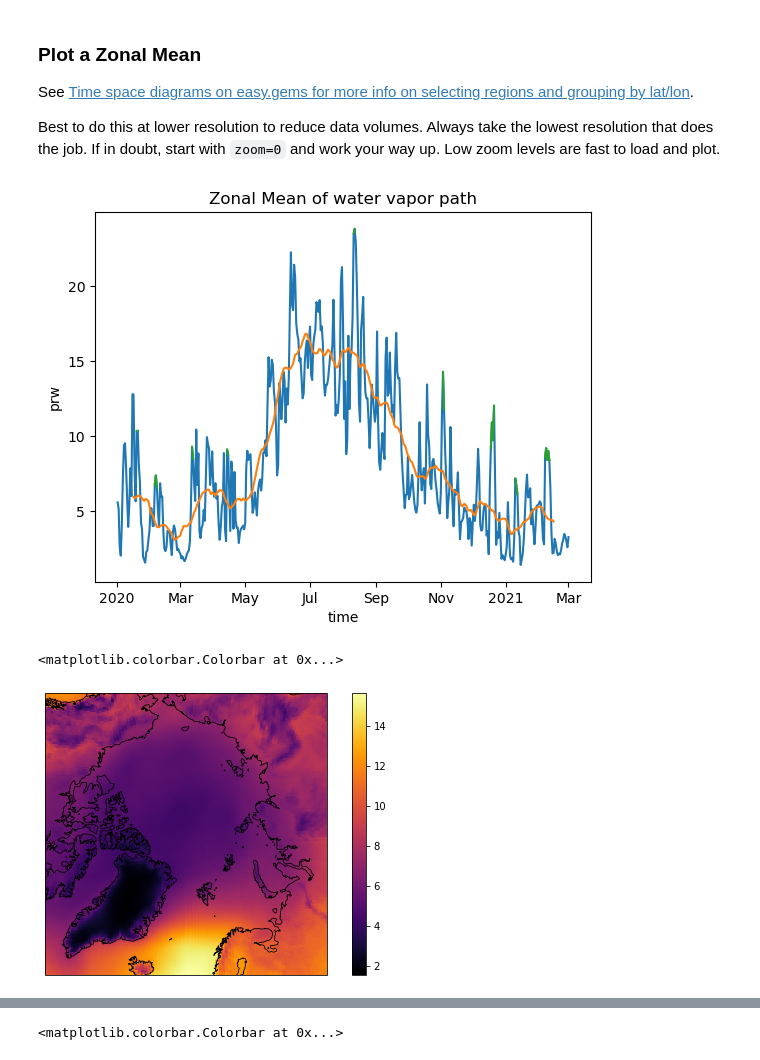
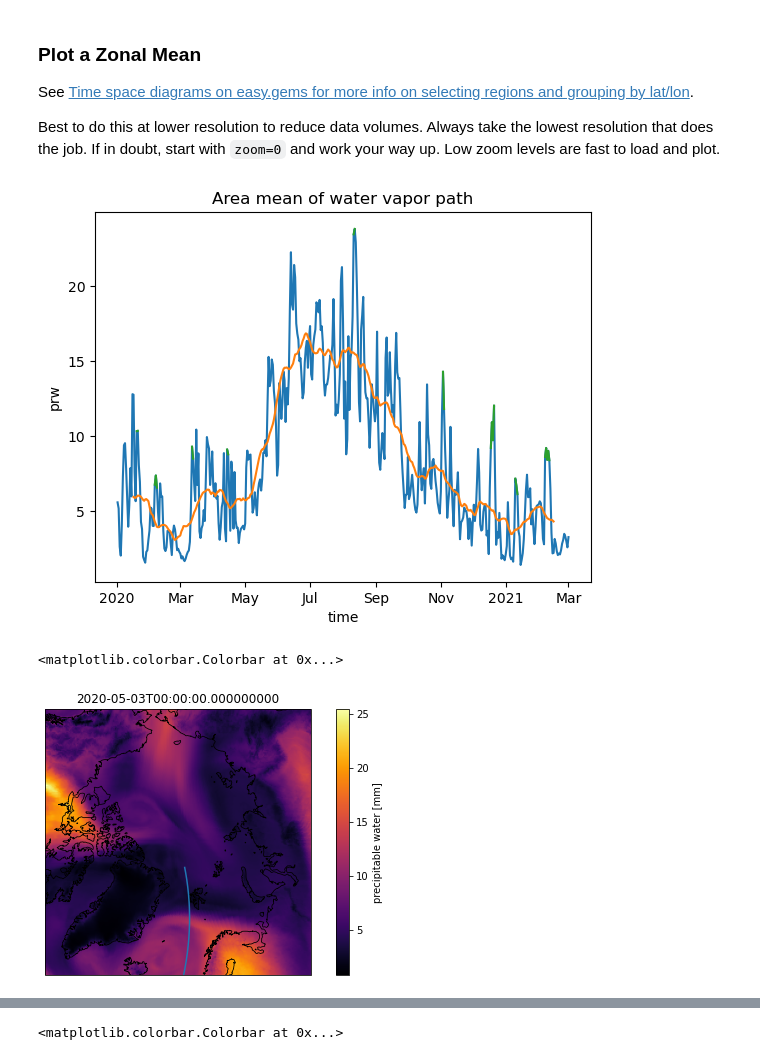
Before and after one commit to hauke-schmidt/hk25-teams-hs, a Jupyter notebook: hk25-IceSheet/prw_plot.ipynb, the cells around one changed output, grey strips where cells are left out. Saved outputs shown, nothing was run; the diff lists cells and outputs as text; code cells hidden in the pictures.

Commit message:
added divergence computation and slightly cleaned up plotting scripts

```diff
--- a/hk25-IceSheet/prw_plot.ipynb
+++ b/hk25-IceSheet/prw_plot.ipynb
@@ -130,15 +129,17 @@ See [Time space diagrams on easy.gems for more info on selecting regions and gro
 
 Best to do this at lower resolution to reduce data volumes. Always take the lowest resolution that does the job. If in doubt, start with `zoom=0` and work your way up. Low zoom levels are fast to load and plot.
 # %%
-ds = cat["icon_d3hp003"](zoom=7).to_dask()
+ds = cat["icon_d3hp003"](zoom=8).to_dask()
 # For this analysis, we'll need lat and lon coordinates, here's a way to attach them to the dataset:
 ds = ds.rename_dims({'value': 'cell'}).pipe(egh.attach_coords) if 'value' in ds.dims else ds.pipe(egh.attach_coords)
 
+# define box over which prw will be averaged for a time series
 lon_min=345
 lon_max=15
 lat_min=73
 lat_max=77
 
+#threshold ratio to the 30-day running mean above which we identify an event as moist intrusion
 threshold_mi=1.5
 
 var="prw"
@@ -151,7 +152,9 @@ zm = (
     .mean()
 ).compute()
 
-boxmean=zm.where((zm.lat>lat_min) & (zm.lat<lat_max)).mean(dim='lat')
+# compute lat-weighted area mean
+
+boxmean=zm.where((zm.lat>lat_min) & (zm.lat<lat_max)).weighted(np.cos(np.deg2rad(zm.lat))).mean(dim='lat')
 
 boxmean.plot()
 boxmean.rolling(time=30,center=True).mean().plot()
@@ -162,23 +165,27 @@ boxmean.where(mi_mask).plot()
 
 nt=zm.time.shape[0]
 #plt.plot(zm.time,15*np.sin(np.pi*2*(np.arange(0,nt)-100)/365))
-plt.title(f"Zonal Mean of {long_name}");
+plt.title(f"Area mean of {long_name}");
 # %% [output]
-[figure, old version]
+[figure, new version]
 # %%
 map_extent = [-65, -5, -10, 25]
 projection = ccrs.NorthPolarStereo()
+
+t='2020-05-03T00:00:00.000000000'
 
 fig, ax = plt.subplots(
     figsize=(8, 4), subplot_kw={"projection": projection}, constrained_layout=True
 )
 ax.set_extent([-180, 180, 65, 90], ccrs.PlateCarree())
-m=egh.healpix_show(ds["prw"].where(mi_mask).mean(dim='time'), ax=ax, cmap="inferno", dpi=72);
+m=egh.healpix_show(ds["prw"].sel(time=t), ax=ax, cmap="inferno", dpi=72);
 ax.add_feature(cf.COASTLINE, linewidth=0.8)
-plt.colorbar(m)
+ax.set_title(t)
+plt.plot(lons_mi_t[15],lats_mi_t[15],transform=ccrs.PlateCarree())
+plt.colorbar(m,label='precipitable water [mm]')
 # %% [output]
 <matplotlib.colorbar.Colorbar at 0x...>
-[figure, old version]
+[figure, new version]
 # %%
 map_extent = [-65, -5, -10, 25]
 projection = ccrs.NorthPolarStereo()
```
Also changed, not shown: parts of 13 cells of this notebook, 1 other file.
